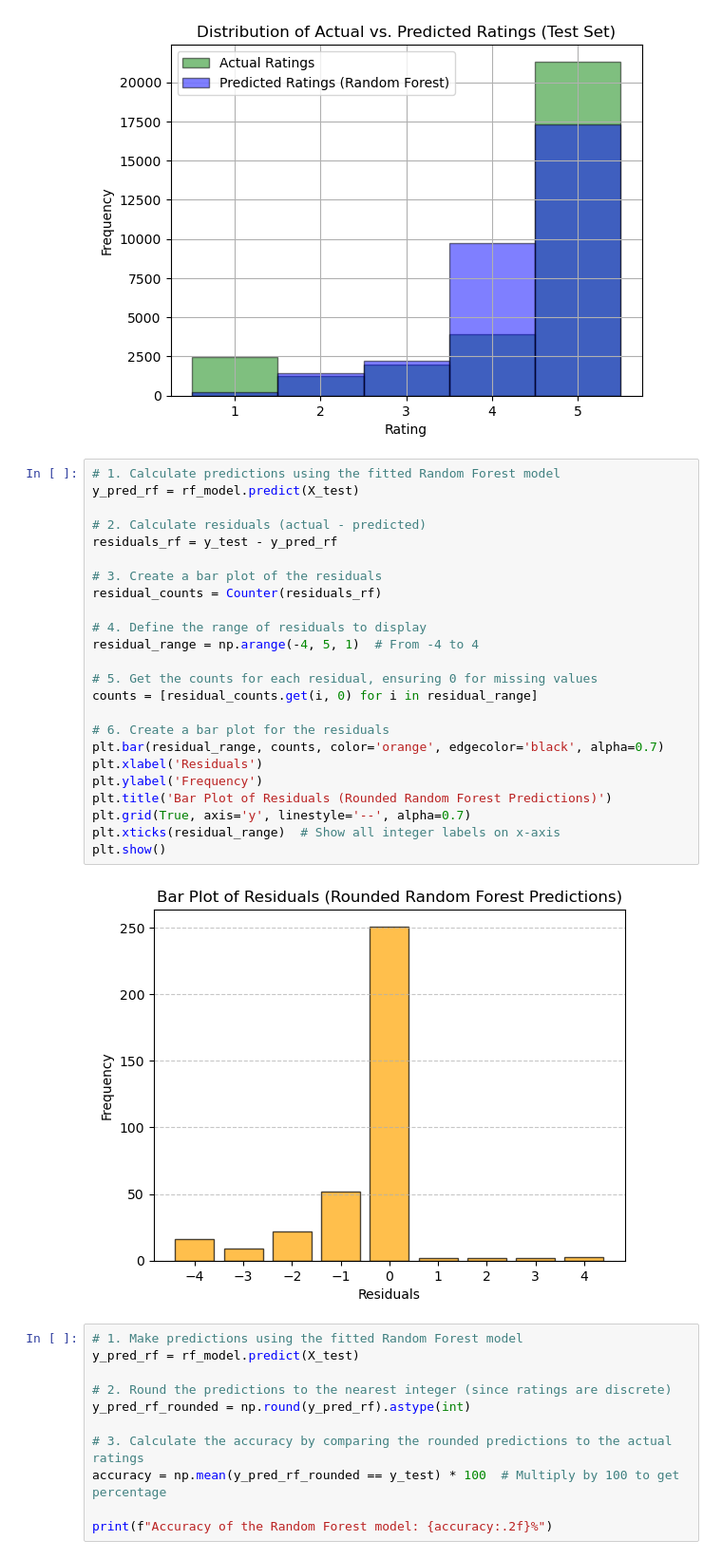
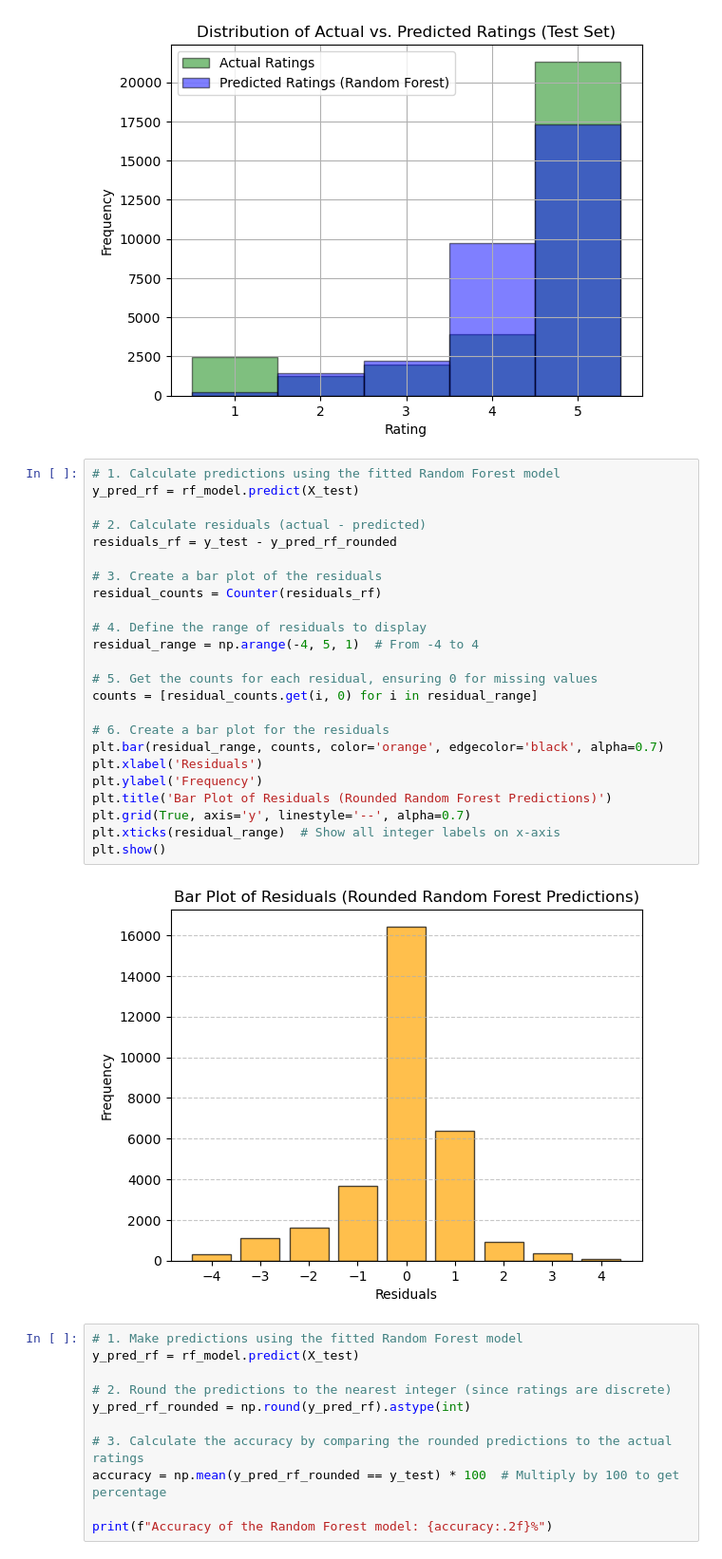
Before and after one commit to Ethan-code-1/DS_4002_Project1, a Jupyter notebook: SCRIPTS/project 1 analysis(3).ipynb, the cells around one changed output. Shown: that part at 95% size. Saved outputs shown, nothing was run; the diff lists cells and outputs as text.

Commit message:
Fixed small big in residual graph for forest model.

```diff
--- a/SCRIPTS/project 1 analysis(3).ipynb
+++ b/SCRIPTS/project 1 analysis(3).ipynb
@@ -361,29 +358,29 @@ Final Test R-squared Score: 0.2240
 # %%
 # 1. Calculate predictions using the fitted Random Forest model
 y_pred_rf = rf_model.predict(X_test)
 
 # 2. Calculate residuals (actual - predicted)
-residuals_rf = y_test - y_pred_rf
+residuals_rf = y_test - y_pred_rf_rounded
 
 # 3. Create a bar plot of the residuals
 residual_counts = Counter(residuals_rf)
 
 # 4. Define the range of residuals to display
 residual_range = np.arange(-4, 5, 1)  # From -4 to 4
 
 # 5. Get the counts for each residual, ensuring 0 for missing values
 counts = [residual_counts.get(i, 0) for i in residual_range]
 
 # 6. Create a bar plot for the residuals
 plt.bar(residual_range, counts, color='orange', edgecolor='black', alpha=0.7)
 plt.xlabel('Residuals')
 plt.ylabel('Frequency')
 plt.title('Bar Plot of Residuals (Rounded Random Forest Predictions)')
 plt.grid(True, axis='y', linestyle='--', alpha=0.7)
 plt.xticks(residual_range)  # Show all integer labels on x-axis
 plt.show()
 # %% [output]
-[figure, old version]
+[figure, new version]
 # %%
 # 1. Make predictions using the fitted Random Forest model
 y_pred_rf = rf_model.predict(X_test)
```
Also changed, not shown: parts of 1 cell of this notebook, 1 other file.
